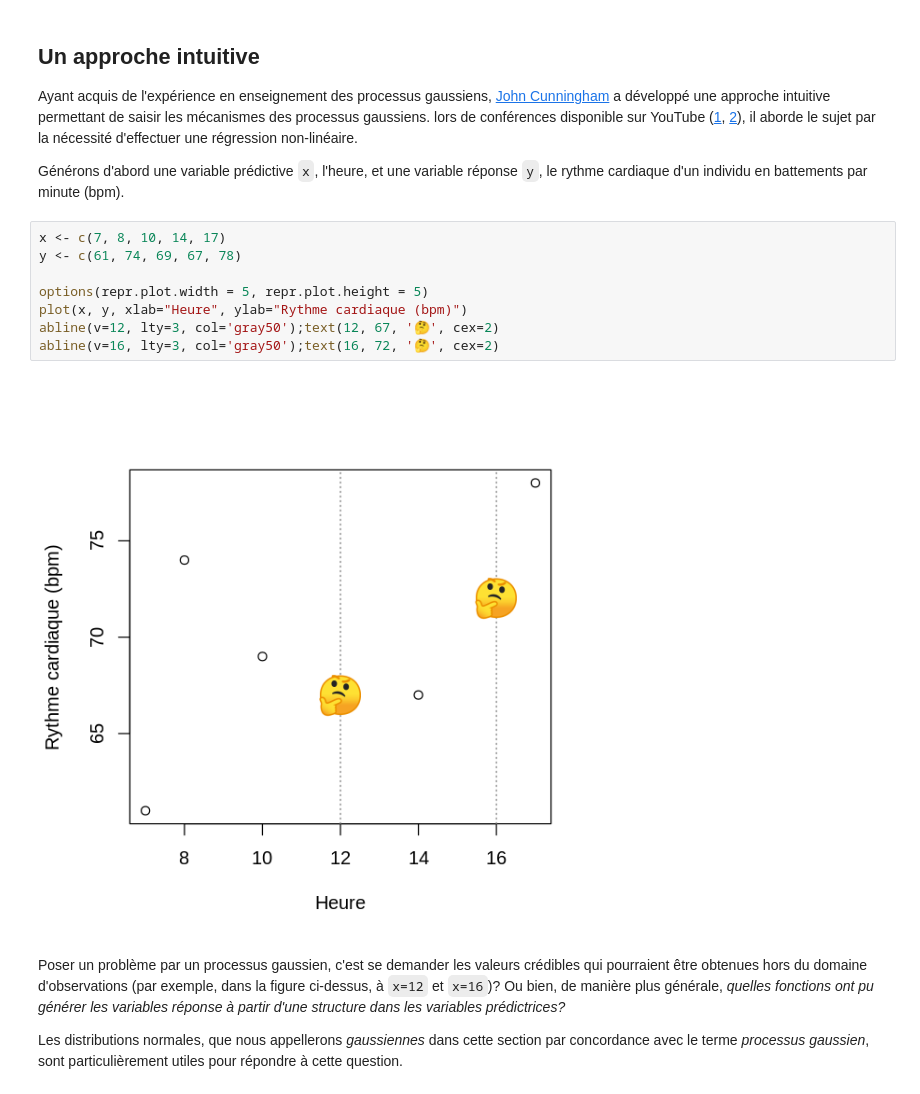
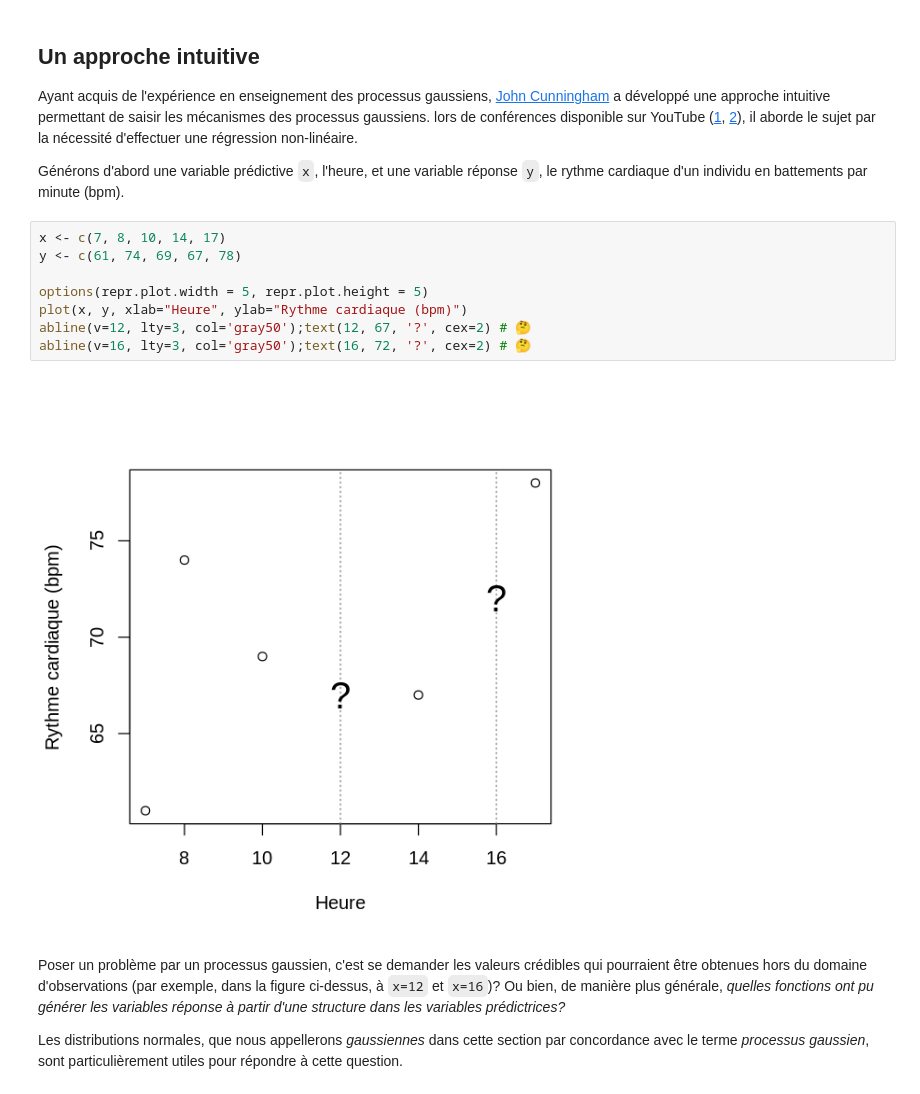
Before and after one commit to essicolo/ecologie-mathematique-R, a Jupyter notebook: 11_apprentissage-automatique/11_apprentissage_automatique.ipynb, the cells around one changed output. Drawn from its saved outputs; the diff is of its cells as text.

```diff
--- a/11_apprentissage-automatique/11_apprentissage_automatique.ipynb
+++ b/11_apprentissage-automatique/11_apprentissage_automatique.ipynb
@@ -149,13 +172,13 @@ Générons d'abord une variable prédictive `x`, l'heure, et une variable répon
 # %%
 x <- c(7, 8, 10, 14, 17)
 y <- c(61, 74, 69, 67, 78)
 
 options(repr.plot.width = 5, repr.plot.height = 5)
 plot(x, y, xlab="Heure", ylab="Rythme cardiaque (bpm)")
-abline(v=12, lty=3, col='gray50');text(12, 67, '🤔', cex=2)
-abline(v=16, lty=3, col='gray50');text(16, 72, '🤔', cex=2)
+abline(v=12, lty=3, col='gray50');text(12, 67, '?', cex=2) # 🤔
+abline(v=16, lty=3, col='gray50');text(16, 72, '?', cex=2) # 🤔
 # %% [output]
-[figure, old version]
+[figure, new version]
 # %% [markdown]
 Poser un problème par un processus gaussien, c'est se demander les valeurs crédibles qui pourraient être obtenues hors du domaine d'observations (par exemple, dans la figure ci-dessus, à `x=12` et `x=16`)? Ou bien, de manière plus générale, *quelles fonctions ont pu générer les variables réponse à partir d'une structure dans les variables prédictrices?*
 
```
Also changed, not shown: parts of 24 cells of this notebook.
